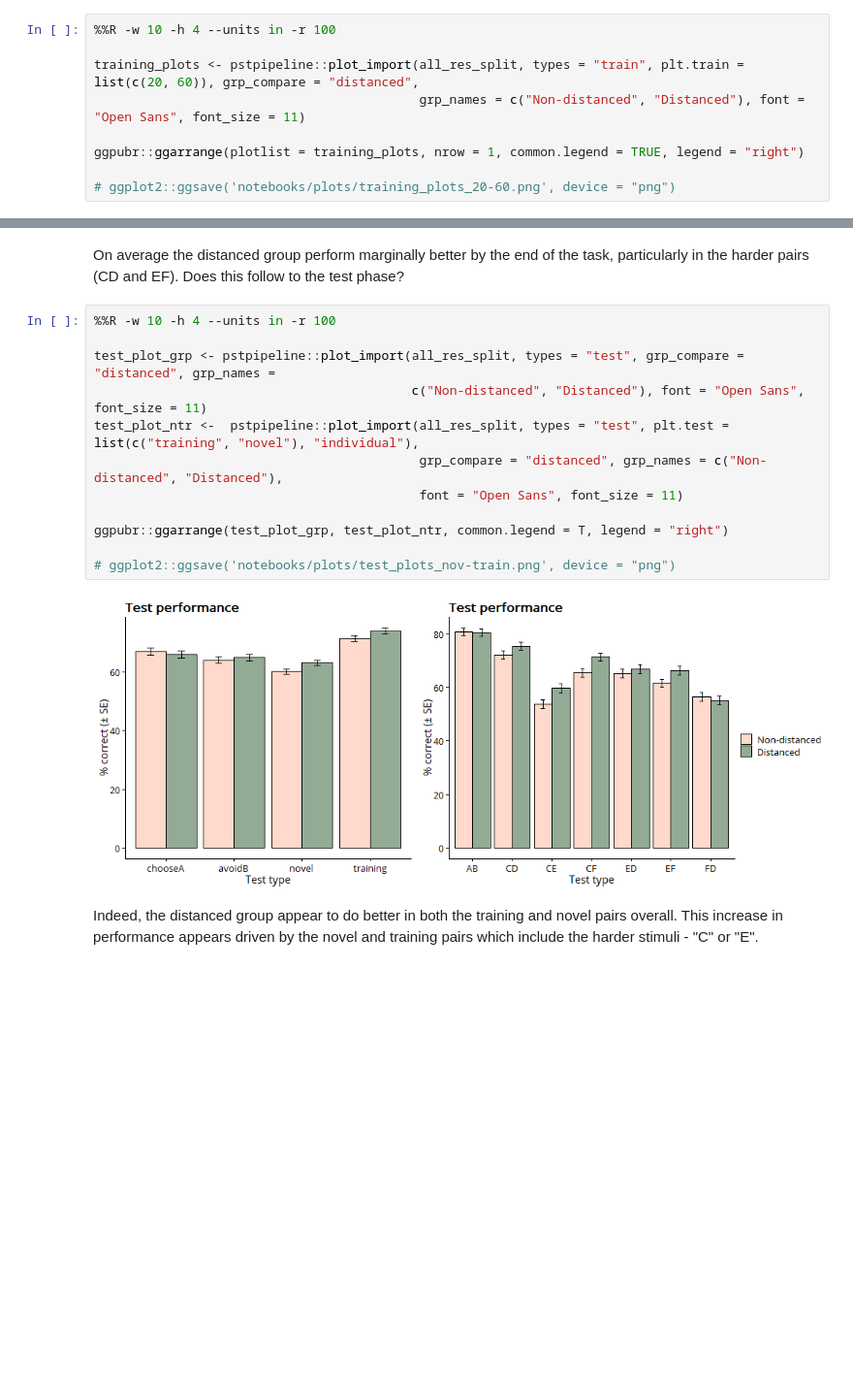
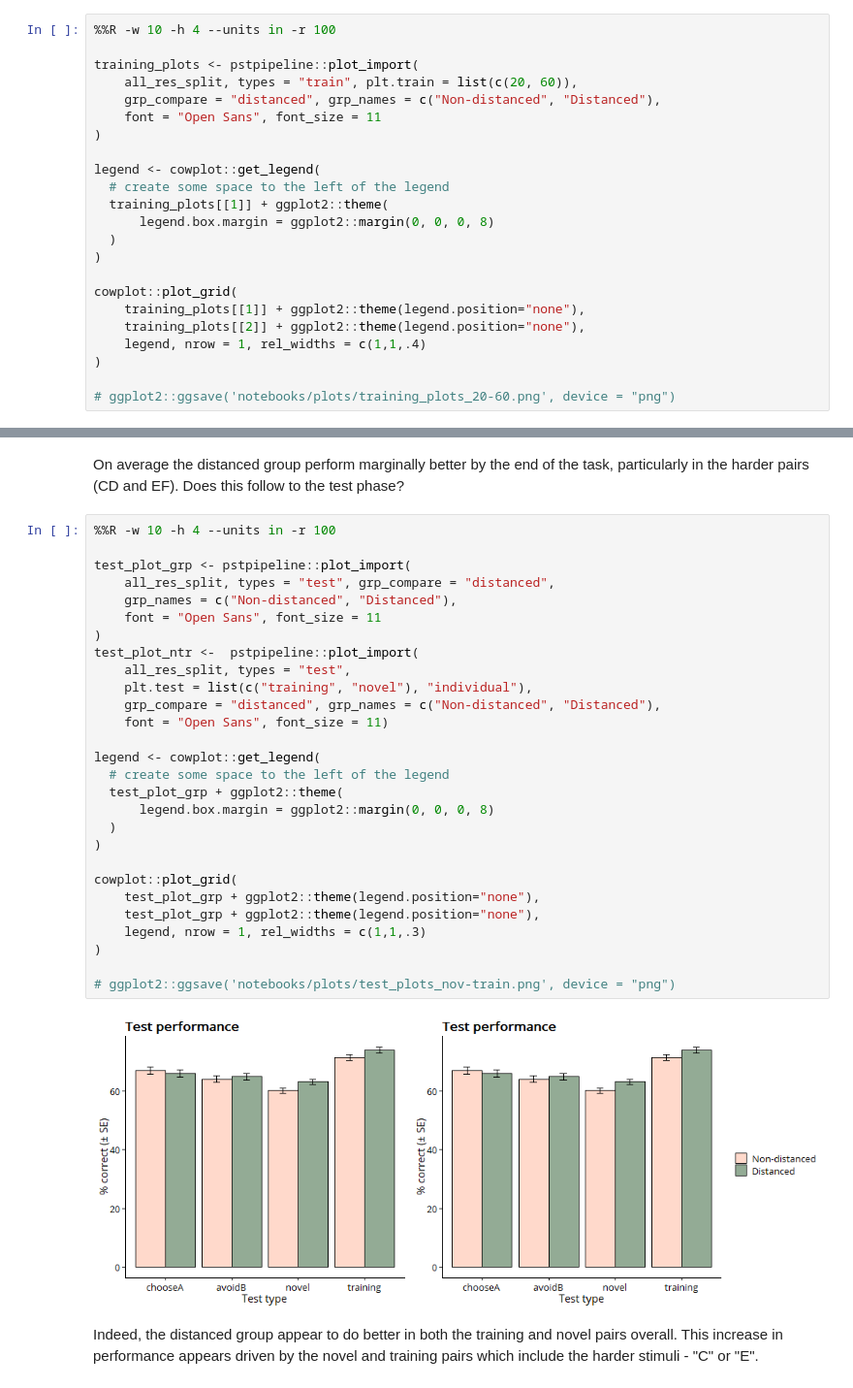
Before and after one commit to qdercon/pstpipeline, a Jupyter notebook: notebooks/data_cleaning_preparation.ipynb, the cells around one changed output, grey strips where cells are left out. Shown: that part at 97% size. Saved outputs shown, nothing was run; the diff lists cells and outputs as text; blank space fills up the shorter version.

```diff
--- a/notebooks/data_cleaning_preparation.ipynb
+++ b/notebooks/data_cleaning_preparation.ipynb
@@ -106,10 +124,24 @@ Scores for the "Compulsivity" factor seem relatively close to that seen in the s
 # %%
 %%R -w 10 -h 4 --units in -r 100
 
-training_plots <- pstpipeline::plot_import(all_res_split, types = "train", plt.train = list(c(20, 60)), grp_compare = "distanced",
-                                           grp_names = c("Non-distanced", "Distanced"), font = "Open Sans", font_size = 11)
+training_plots <- pstpipeline::plot_import(
+    all_res_split, types = "train", plt.train = list(c(20, 60)),
+    grp_compare = "distanced", grp_names = c("Non-distanced", "Distanced"),
+    font = "Open Sans", font_size = 11
+)
 
-ggpubr::ggarrange(plotlist = training_plots, nrow = 1, common.legend = TRUE, legend = "right")
+legend <- cowplot::get_legend(
+  # create some space to the left of the legend
+  training_plots[[1]] + ggplot2::theme(
+      legend.box.margin = ggplot2::margin(0, 0, 0, 8)
+  )
+)
+
+cowplot::plot_grid(
+    training_plots[[1]] + ggplot2::theme(legend.position="none"),
+    training_plots[[2]] + ggplot2::theme(legend.position="none"),
+    legend, nrow = 1, rel_widths = c(1,1,.4)
+)
 
 # ggplot2::ggsave('notebooks/plots/training_plots_20-60.png', device = "png")
 # %% [output]
@@ -119,16 +151,32 @@ On average the distanced group perform marginally better by the end of the task,
 # %%
 %%R -w 10 -h 4 --units in -r 100
 
-test_plot_grp <- pstpipeline::plot_import(all_res_split, types = "test", grp_compare = "distanced", grp_names =
-                                          c("Non-distanced", "Distanced"), font = "Open Sans", font_size = 11)
-test_plot_ntr <-  pstpipeline::plot_import(all_res_split, types = "test", plt.test = list(c("training", "novel"), "individual"),
-                                           grp_compare = "distanced", grp_names = c("Non-distanced", "Distanced"),
-                                           font = "Open Sans", font_size = 11)
+test_plot_grp <- pstpipeline::plot_import(
+    all_res_split, types = "test", grp_compare = "distanced",
+    grp_names = c("Non-distanced", "Distanced"),
+    font = "Open Sans", font_size = 11
+)
+test_plot_ntr <-  pstpipeline::plot_import(
+    all_res_split, types = "test",
+    plt.test = list(c("training", "novel"), "individual"),
+    grp_compare = "distanced", grp_names = c("Non-distanced", "Distanced"),
+    font = "Open Sans", font_size = 11)
 
-ggpubr::ggarrange(test_plot_grp, test_plot_ntr, common.legend = T, legend = "right")
+legend <- cowplot::get_legend(
+  # create some space to the left of the legend
+  test_plot_grp + ggplot2::theme(
+      legend.box.margin = ggplot2::margin(0, 0, 0, 8)
+  )
+)
+
+cowplot::plot_grid(
+    test_plot_grp + ggplot2::theme(legend.position="none"),
+    test_plot_grp + ggplot2::theme(legend.position="none"),
+    legend, nrow = 1, rel_widths = c(1,1,.3)
+)
 
 # ggplot2::ggsave('notebooks/plots/test_plots_nov-train.png', device = "png")
 # %% [output]
-[figure, old version]
+[figure, new version]
 # %% [markdown]
 Indeed, the distanced group appear to do better in both the training and novel pairs overall. This increase in performance appears driven by the novel and training pairs which include the harder stimuli - "C" or "E".
```
Also changed, not shown: parts of 6 cells of this notebook, 10 other files.
